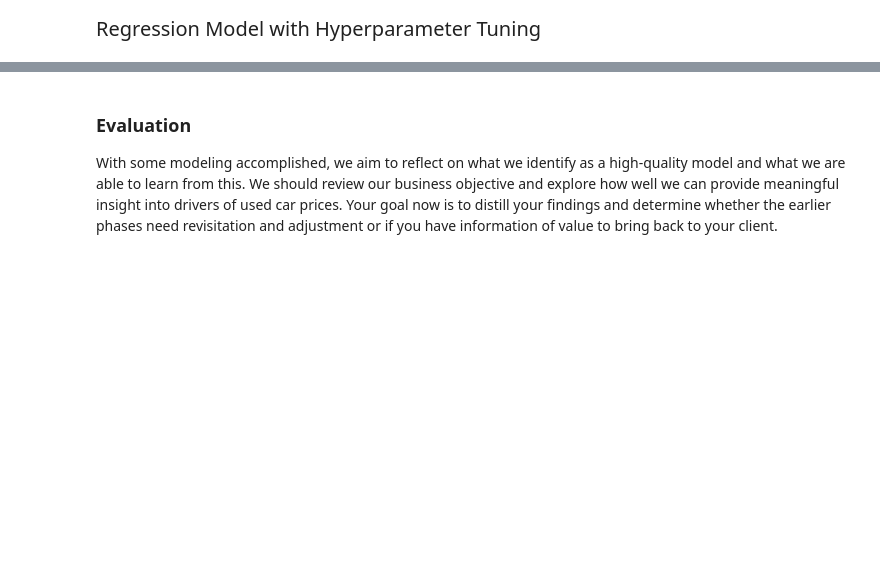
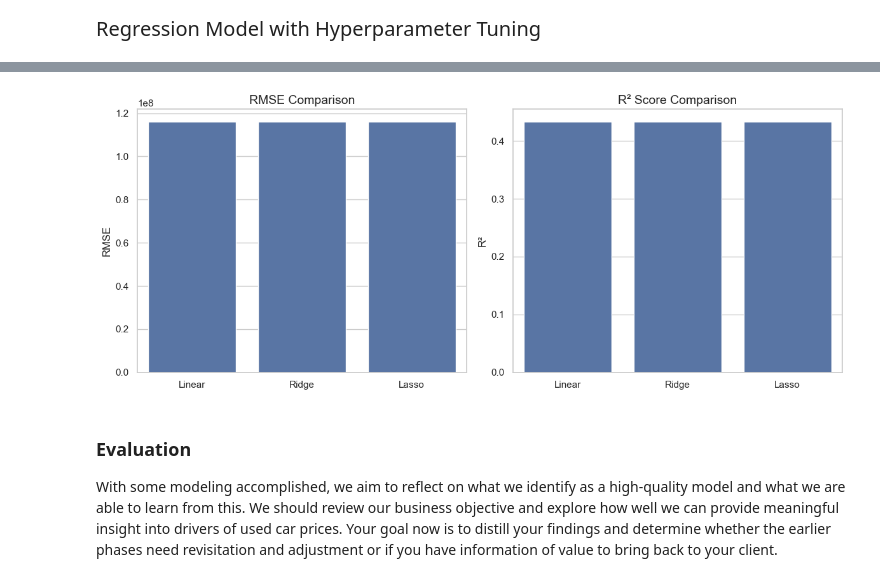
Before and after one commit to RajAIGit/MyUCBerkeley_Portfolio, a Jupyter notebook: Used_Car_Recommendation/Used_Car_Recommendation.ipynb, the cells around one changed output, grey strips where cells are left out. Saved outputs shown, nothing was run; the diff lists cells and outputs as text; code cells hidden in the pictures; blank space fills up the shorter version.

```diff
--- a/Used_Car_Recommendation/Used_Car_Recommendation.ipynb
+++ b/Used_Car_Recommendation/Used_Car_Recommendation.ipynb
@@ -160,0 +231,78 @@ R2 Score: 0.13477641496103065
+# %%
+
+from sklearn.model_selection import train_test_split, GridSearchCV
+from sklearn.linear_model import LinearRegression, Ridge, Lasso
+from sklearn.metrics import mean_squared_error, r2_score
+
+# Data cleaning
+df = df.dropna(subset=['price', 'year', 'odometer'])
+df = df[(df['price'] > 100) & (df['price'] < 100000)]
+
+# Features: numeric + categorical
+features = ['year', 'odometer', 'manufacturer', 'fuel', 'transmission', 'drive', 'type']
+df[features] = df[features].fillna('Unknown')
+
+# One-hot encoding
+df_encoded = pd.get_dummies(df[features], drop_first=True)
+X = df_encoded
+y = df['price']
+
+# Train-test split
+X_train, X_test, y_train, y_test = train_test_split(X, y, test_size=0.2, random_state=42)
+
+
+# Linear Regression
+lin_model = LinearRegression()
+lin_model.fit(X_train, y_train)
+y_pred_lin = lin_model.predict(X_test)
+rmse_lin = mean_squared_error(y_test, y_pred_lin)
+r2_lin = r2_score(y_test, y_pred_lin)
+
+
+# Ridge Regression with GridSearchCV
+ridge = Ridge()
+ridge_params = {'alpha': [0.1, 1, 10, 50, 100]}
+ridge_grid = GridSearchCV(ridge, ridge_params, cv=5, scoring='neg_mean_squared_error')
+ridge_grid.fit(X_train, y_train)
+best_ridge = ridge_grid.best_estimator_
+y_pred_ridge = best_ridge.predict(X_test)
+rmse_ridge = mean_squared_error(y_test, y_pred_ridge)
+r2_ridge = r2_score(y_test, y_pred_ridge)
+
+
+# Lasso Regression with GridSearchCV
+lasso = Lasso(max_iter=5000)
+lasso_params = {'alpha': [0.001, 0.01, 0.1, 1, 10]}
+lasso_grid = GridSearchCV(lasso, lasso_params, cv=5, scoring='neg_mean_squared_error')
+lasso_grid.fit(X_train, y_train)
+best_lasso = lasso_grid.best_estimator_
+y_pred_lasso = best_lasso.predict(X_test)
+rmse_lasso = mean_squared_error(y_test, y_pred_lasso)
+r2_lasso = r2_score(y_test, y_pred_lasso)
+
+
+# Print Results
+print("Linear Regression: RMSE =", rmse_lin, ", R² =", r2_lin)
+print("Ridge Regression: RMSE =", rmse_ridge, ", R² =", r2_ridge, ", Best alpha =", ridge_grid.best_params_['alpha'])
+print("Lasso Regression: RMSE =", rmse_lasso, ", R² =", r2_lasso, ", Best alpha =", lasso_grid.best_params_['alpha'])
+
+# Visualization: Compare Models
+models = ['Linear', 'Ridge', 'Lasso']
+rmse_values = [rmse_lin, rmse_ridge, rmse_lasso]
+r2_values = [r2_lin, r2_ridge, r2_lasso]
+
+fig, axes = plt.subplots(1, 2, figsize=(12, 5))
+
+# RMSE comparison
+sns.barplot(x=models, y=rmse_values, ax=axes[0])
+axes[0].set_title('RMSE Comparison', fontsize=14)
+axes[0].set_ylabel('RMSE', fontsize=12)
+
+# R² comparison
+sns.barplot(x=models, y=r2_values, ax=axes[1])
+axes[1].set_title('R² Score Comparison', fontsize=14)
+axes[1].set_ylabel('R²', fontsize=12)
+
+plt.tight_layout()
+plt.show()
+# %% [output]
@@ -161,3 +312,4 @@ R2 Score: 0.13477641496103065
+[figure, added]
 # %% [markdown]
 ### Evaluation
 
```
Also changed, not shown: parts of 13 cells of this notebook.
